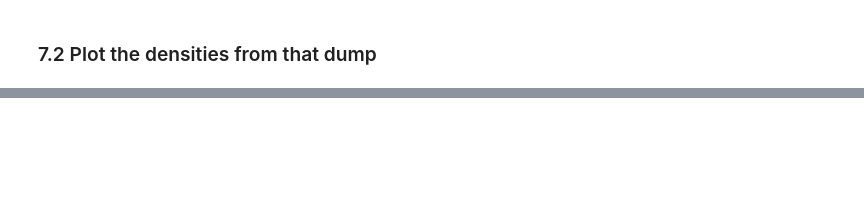
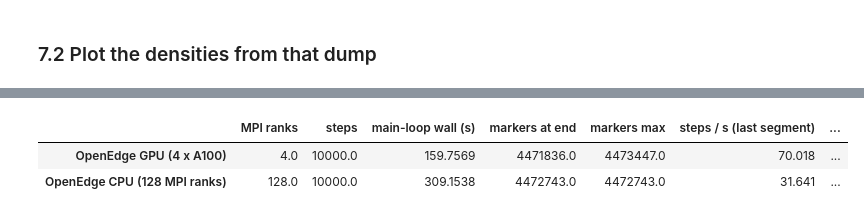
Before and after one commit to ORNL-Fusion/OpenEdge, a Jupyter notebook: examples/workflows/impurity_transport/rfpie_tungsten_transport/scripts/analysis.ipynb, the cells around one changed output, grey strips where cells are left out. Saved outputs shown, nothing was run; the diff lists cells and outputs as text; code cells hidden in the pictures; blank space fills up the shorter version.

```diff
--- a/examples/workflows/impurity_transport/rfpie_tungsten_transport/scripts/analysis.ipynb
+++ b/examples/workflows/impurity_transport/rfpie_tungsten_transport/scripts/analysis.ipynb
@@ -543,0 +634,31 @@ latest particle frame step=30000; markers=1220730; pweight charge fractions=[3.6
+# %%
+import re
+def run_perf(rundir):
+    rundir = Path(rundir).parent
+    screens = sorted(rundir.glob('screen.*'))
+    if not screens: return None
+    txt = screens[-1].read_text(errors='ignore')
+    loops = re.findall(r'Loop time of ([\d.]+) on (\d+) procs for (\d+) steps with (\d+) particles', txt)
+    perf  = re.findall(r'Performance: ([\d.]+) timesteps/s, ([\d.]+) Mparticle-step/s', txt)
+    steps = [(int(m.group(1)), int(m.group(3))) for m in re.finditer(r'^\s+(\d+)\s+([\d.e+-]+)\s+(\d+)\s', txt, re.M)]
+    total = sum(float(l[0]) for l in loops if int(l[2]) > 0)
+    return dict(procs=int(loops[-1][1]), steps=sum(int(l[2]) for l in loops), wall_s=total,
+                np_final=int(loops[-1][3]), np_max=max(s[1] for s in steps) if steps else None,
+                steps_per_s=float(perf[-1][0]) if perf else None, mpart_steps_per_s=float(perf[-1][1]) if perf else None)
+rows = {label: run_perf(rundir) for label, rundir in RUNS.items()}
+rows = {k: v for k, v in rows.items() if v}
+if rows:
+    import pandas as pd
+    df = pd.DataFrame(rows).T
+    df.columns = ['MPI ranks', 'steps', 'main-loop wall (s)', 'markers at end', 'markers max', 'steps / s (last segment)', 'Mparticle-steps / s (last segment)']
+    display(df)
+    if len(rows) == 2:
+        (a, va), (b, vb) = rows.items()
+        print(f"speed-up {a} vs {b}: {vb['wall_s']/va['wall_s']:.2f}x on wall time, "
+              f"{va['mpart_steps_per_s']/vb['mpart_steps_per_s']:.2f}x on throughput")
+else:
+    print('no run screens found')
+# %% [output]
+|  | MPI ranks | steps | main-loop wall (s) | markers at end | markers max | steps / s (last segment) | ... |
+| OpenEdge GPU (4 x A100) | 4.0 | 10000.0 | 159.7569 | 4471836.0 | 4473447.0 | 70.018 | ... |
+| OpenEdge CPU (128 MPI ranks) | 128.0 | 10000.0 | 309.1538 | 4472743.0 | 4472743.0 | 31.641 | ... |
```
Also changed, not shown: parts of 12 cells of this notebook, 17 other files.
